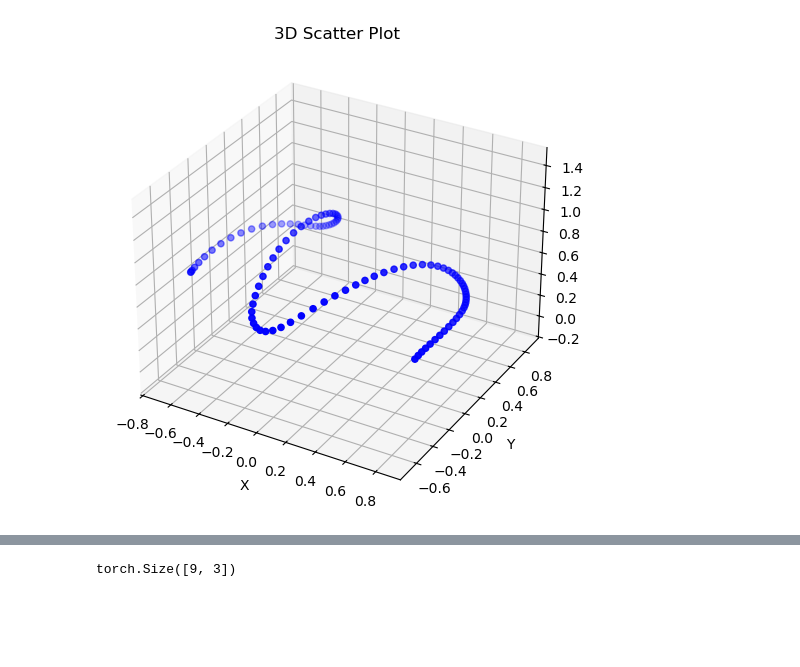
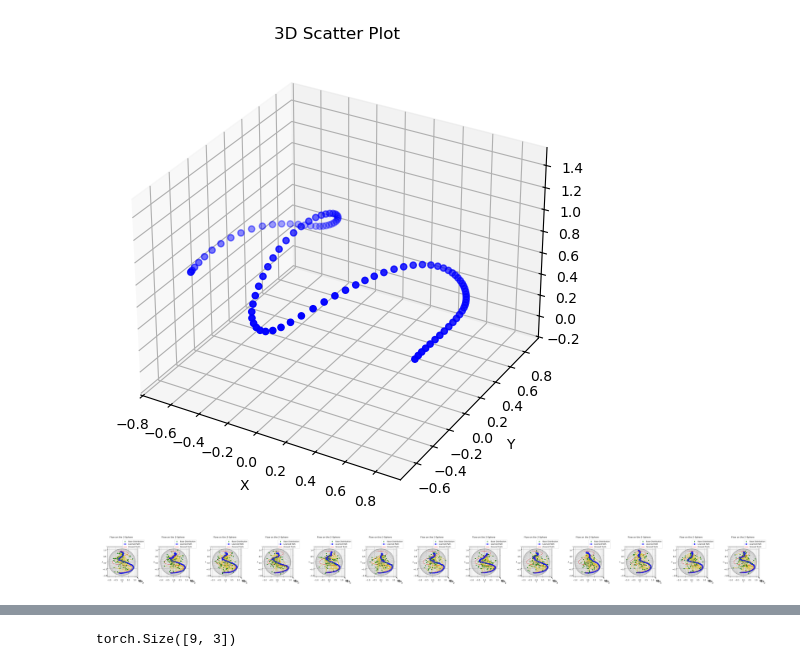
Before and after one commit to Stanpie3/Geometric-Flow-Matching, a Jupyter notebook: general_experiment.ipynb, the cells around one changed output, grey strips where cells are left out. Saved outputs shown, nothing was run; the diff lists cells and outputs as text; code cells hidden in the pictures; blank space fills up the shorter version.

```diff
--- a/general_experiment.ipynb
+++ b/general_experiment.ipynb
@@ -197,3 +222,18 @@ for i in range(run_parameters['epochs']):
 plot_3d_points(gt_obs[:, :3])
 # %% [output]
 [figure]
+# %%
+for _ in range(10):
+    res, samp = infer_model(model=vf,
+                    start=gt_obs[0,:run_parameters['dim']],
+                    manifold=manifold,
+                    model_horizon=run_parameters['horizon_size'],
+                    inference_horizon=run_parameters['inference_horizon'],
+                    sample_points=run_parameters['batch_size'] // run_parameters['downsample'],
+                    mean=run_parameters['mean'],
+                    std=run_parameters['std'])
+    results.append(res)
+    samples.append(samp)
+plot_flow_on_sphere(results, samples, gt_obs)
+# %% [output]
+[figure, added]
```
Also changed, not shown: parts of 9 cells of this notebook, 2 other files.
